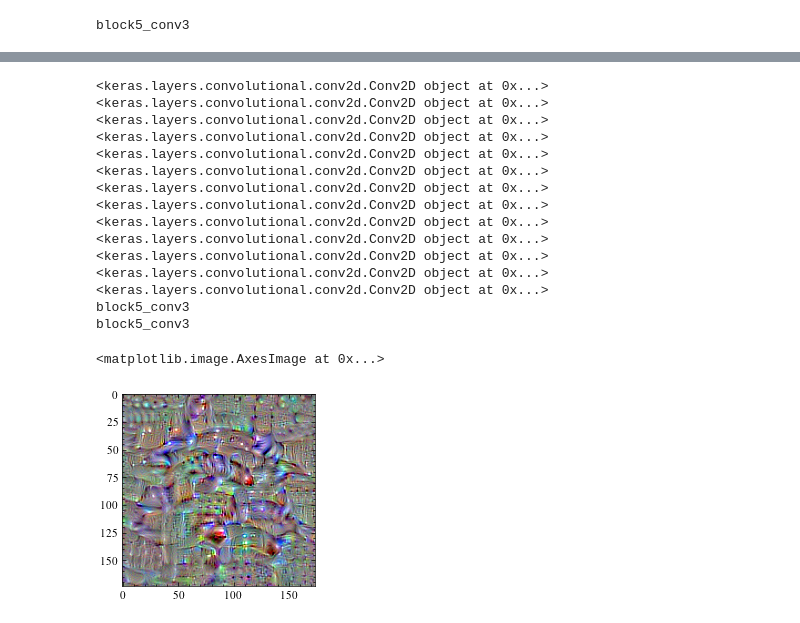
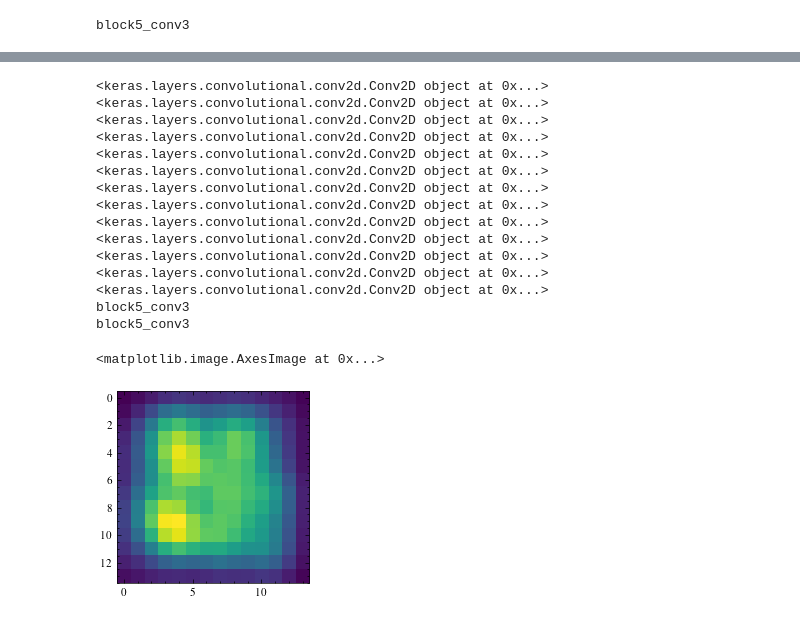
Before and after one commit to liamaltarac/CNN_Explorations, a Jupyter notebook: gradient_beta/activation_maximization.ipynb, the cells around one changed output, grey strips where cells are left out. Cells and saved outputs as stored; diff of their text form; code cells hidden in the pictures.

```diff
--- a/gradient_beta/activation_maximization.ipynb
+++ b/gradient_beta/activation_maximization.ipynb
@@ -80,7 +80,7 @@ for l in model.layers:
 layer_num = model.layers.index(conv_layers[LAYER])
 layer_num_p = layer_num-1
 # %%
-F = 385#top10KF[0]
+F = 46#top10KF[0]
 # %%
 origAM, scaledAM = getAM(model, LAYER, F )
 modified_model = keras.models.Model(
@@ -114,7 +119,7 @@ def rotate (model_original, layers)  :
 		k = filters.shape[0]
 		weights_reshaped = tf.reshape(filters, (k, k,-1))
 
-		rotated_weights = tf.image.rot90(weights_reshaped, k=2)
+		rotated_weights = tf.image.rot90(weights_reshaped, k=1)
 		rotated_weights = tf.reshape(rotated_weights, (k, k,filters.shape[-2],filters.shape[-1]))
 
 		conv_layers[l].set_weights([rotated_weights, biases])
@@ -124,32 +129,32 @@ def rotate (model_original, layers)  :
 # %%
 model_rot = rotate(model, [-1])
 '''model_rot.compile(loss=keras.losses.CategoricalCrossentropy(from_logits=False),
 			metrics=[
 				keras.metrics.CategoricalAccuracy(name="accuracy"),
 				keras.metrics.TopKCategoricalAccuracy(5, name="top-5-accuracy"),])'''
 
 origAMR, scaledAMR = getAM(model_rot, LAYER, F )
 modified_model = keras.models.Model(
 	model_rot.inputs, [model_rot.layers[layer_num_p].output, model_rot.layers[layer_num].output, model_rot.output]
 )
 
 f2R, f1R, predsR = modified_model(tf.expand_dims(origAM, axis=0), training=False)
-plt.imshow(tf.keras.utils.array_to_img(scaledAMR))
+plt.imshow(f1R[0,...,F])
 # %% [output]
 <keras.layers.convolutional.conv2d.Conv2D object at 0x...>
 <keras.layers.convolutional.conv2d.Conv2D object at 0x...>
 <keras.layers.convolutional.conv2d.Conv2D object at 0x...>
 <keras.layers.convolutional.conv2d.Conv2D object at 0x...>
 <keras.layers.convolutional.conv2d.Conv2D object at 0x...>
 <keras.layers.convolutional.conv2d.Conv2D object at 0x...>
 <keras.layers.convolutional.conv2d.Conv2D object at 0x...>
 <keras.layers.convolutional.conv2d.Conv2D object at 0x...>
 <keras.layers.convolutional.conv2d.Conv2D object at 0x...>
 <keras.layers.convolutional.conv2d.Conv2D object at 0x...>
 <keras.layers.convolutional.conv2d.Conv2D object at 0x...>
 <keras.layers.convolutional.conv2d.Conv2D object at 0x...>
 <keras.layers.convolutional.conv2d.Conv2D object at 0x...>
 block5_conv3
 block5_conv3
 <matplotlib.image.AxesImage at 0x...>
-[figure, old version]
+[figure, new version]
```
Also changed, not shown: parts of 17 cells of this notebook, 4 other files.
